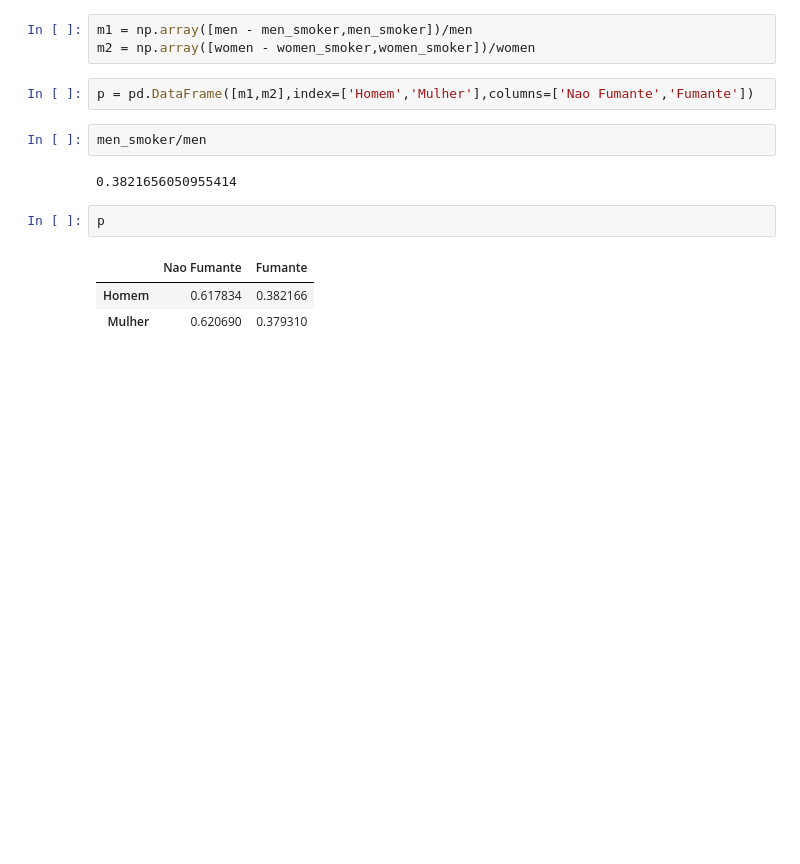
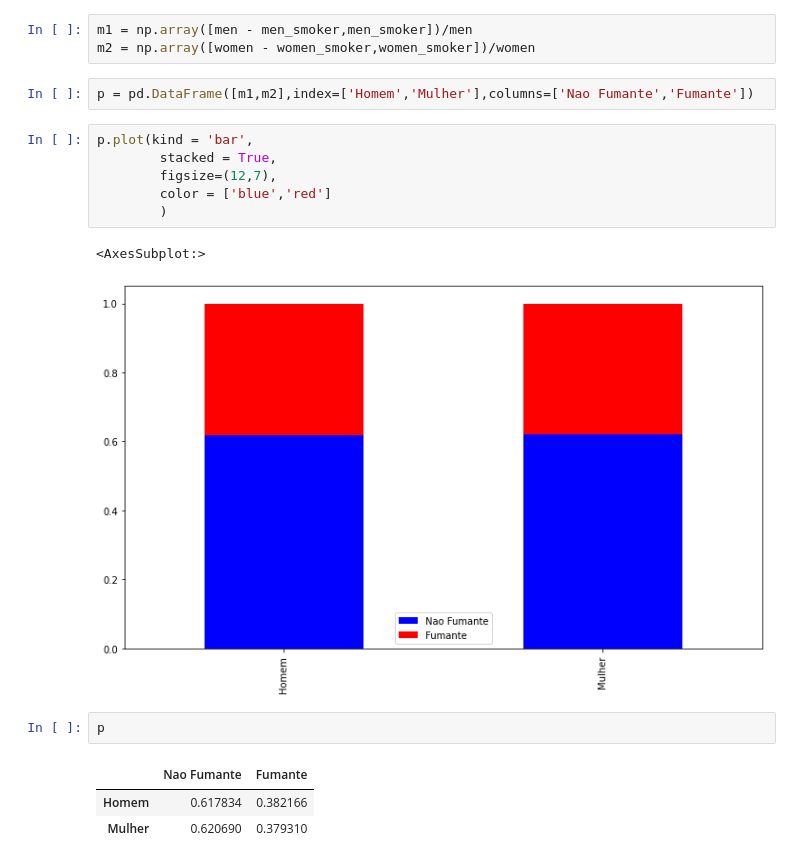
Before and after one commit to bernardo300/AnaliseExploratoria, a Jupyter notebook: Tipsanlise.ipynb, the cells around one changed output. Cells and saved outputs as stored; diff of their text form; blank space fills up the shorter version.

Commit message:
grafic stacked

```diff
--- a/Tipsanlise.ipynb
+++ b/Tipsanlise.ipynb
@@ -71,10 +71,15 @@ m1 = np.array([men - men_smoker,men_smoker])/men
 m2 = np.array([women - women_smoker,women_smoker])/women
 # %%
 p = pd.DataFrame([m1,m2],index=['Homem','Mulher'],columns=['Nao Fumante','Fumante'])
-# %%
-men_smoker/men
-# %% [output]
-0.3821656050955414
+# %%
+p.plot(kind = 'bar',
+        stacked = True,
+        figsize=(12,7),
+        color = ['blue','red']
+        )
+# %% [output]
+<AxesSubplot:>
+[figure, added]
 # %%
 p
 # %% [output]
```
